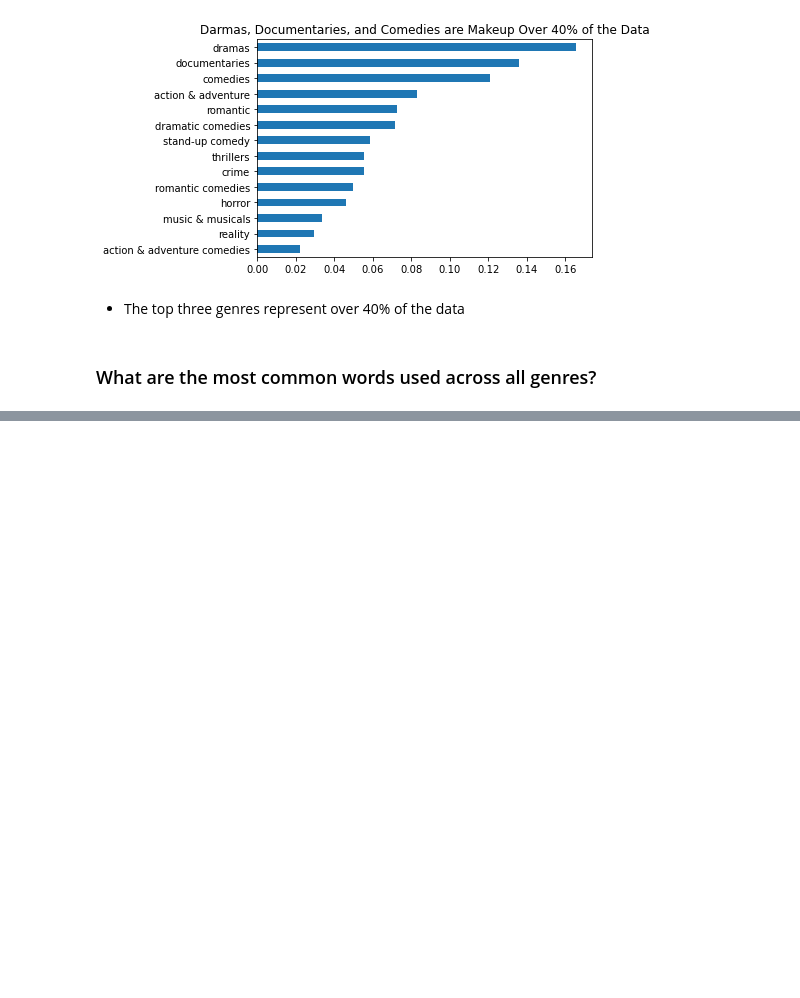
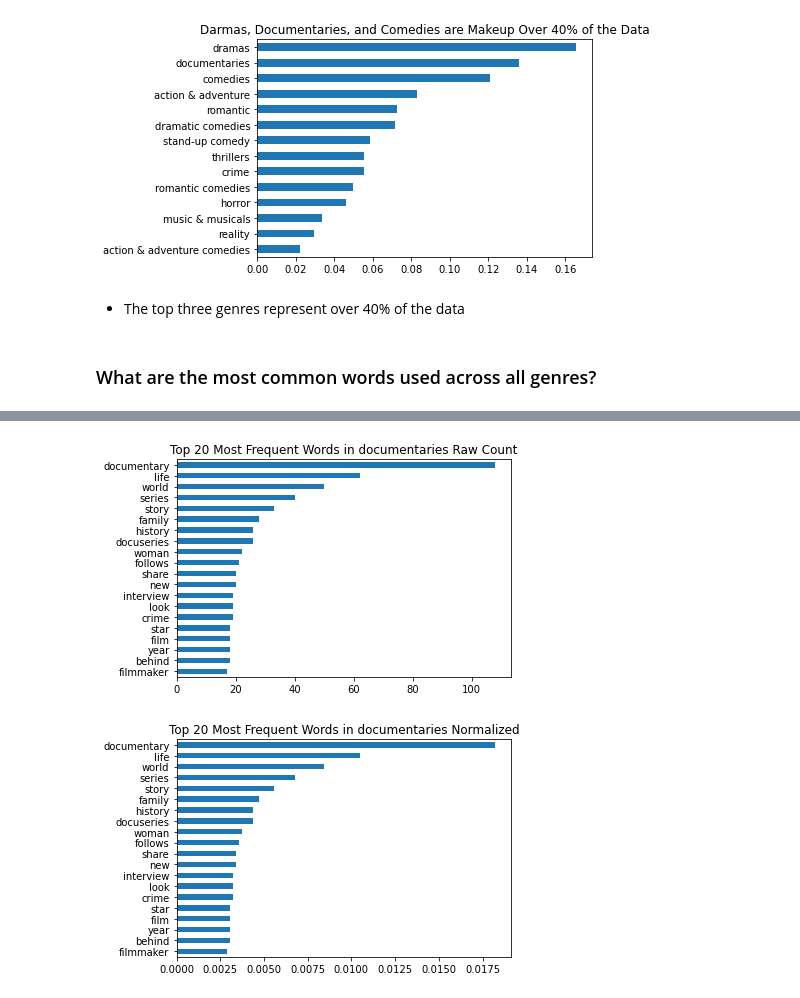
Before and after one commit to Johndsalas/guess_the_genre_netflix, a Jupyter notebook: Main.ipynb, the cells around one changed output, grey strips where cells are left out. Drawn from its saved outputs; the diff is of its cells as text; code cells hidden in the pictures; blank space fills up the shorter version.

```diff
--- a/Main.ipynb
+++ b/Main.ipynb
@@ -136,0 +138,12 @@ plt.show()
+# %%
+def explore_word_count(genre):
+
+    bag_of_words = ' '.join(train[train.genre == genre].description).split(' ')
+    word_freq = pd.Series(bag_of_words).value_counts().head(20).sort_values(ascending = True)
+    word_freq.plot(kind = 'barh', title = f"Top 20 Most Frequent Words in {genre} Raw Count")
+    plt.show()
+
+    bag_of_words = ' '.join(train[train.genre == genre].description).split(' ')
+    word_freq = pd.Series(bag_of_words).value_counts(normalize = True).head(20).sort_values(ascending = True)
+    word_freq.plot(kind = 'barh', title = f"Top 20 Most Frequent Words in {genre} Normalized")
+    plt.show()
@@ -136,0 +168,5 @@ plt.show()
+# %%
+explore_word_count('documentaries')
+# %% [output]
+[figure, added]
+[figure, added]
```
Also changed, not shown: parts of 11 cells of this notebook.
